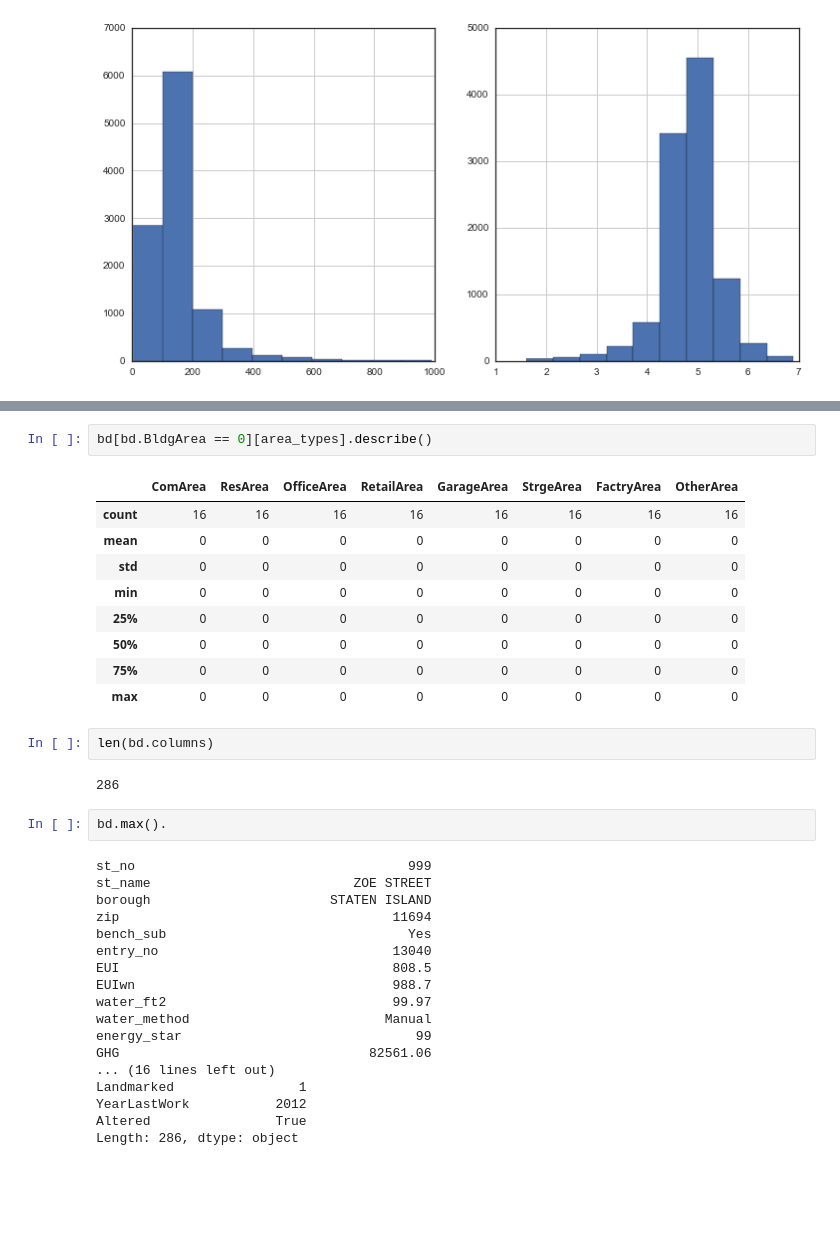
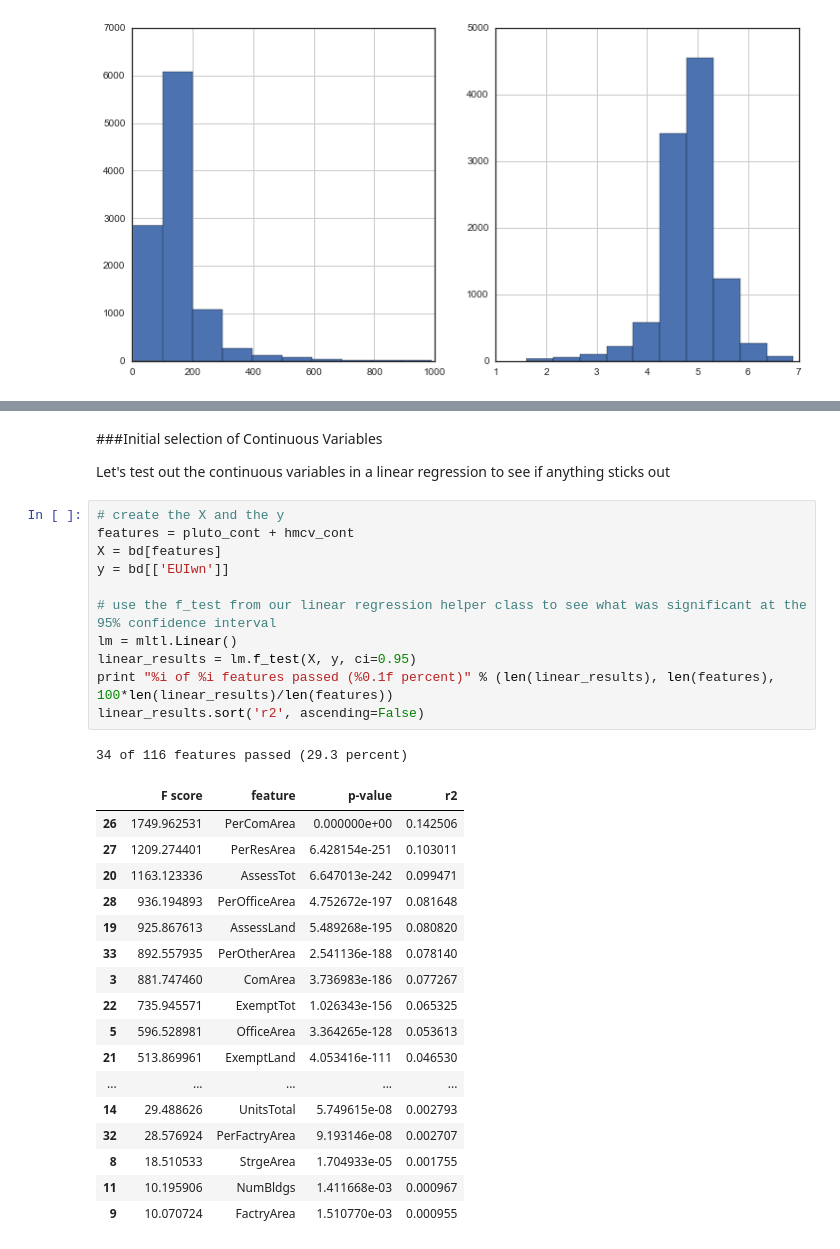
Before and after one commit to theolove/ga_project1_tlove, a Jupyter notebook: projects/Project 2/Project_2_tlove.ipynb, the cells around one changed output, grey strips where cells are left out. Saved outputs shown, nothing was run; the diff lists cells and outputs as text; blank space fills up the shorter version.

```diff
--- a/projects/Project 2/Project_2_tlove.ipynb
+++ b/projects/Project 2/Project_2_tlove.ipynb
@@ -402,36 +342,34 @@ bd[area_types+['BldgArea']].describe()
-# %%
-bd[bd.BldgArea == 0][area_types].describe()
-# %% [output]
-|  | ComArea | ResArea | OfficeArea | RetailArea | GarageArea | StrgeArea | FactryArea | OtherArea |
-| count | 16 | 16 | 16 | 16 | 16 | 16 | 16 | 16 |
-| mean | 0 | 0 | 0 | 0 | 0 | 0 | 0 | 0 |
-| std | 0 | 0 | 0 | 0 | 0 | 0 | 0 | 0 |
-| min | 0 | 0 | 0 | 0 | 0 | 0 | 0 | 0 |
-| 25% | 0 | 0 | 0 | 0 | 0 | 0 | 0 | 0 |
-| 50% | 0 | 0 | 0 | 0 | 0 | 0 | 0 | 0 |
-| 75% | 0 | 0 | 0 | 0 | 0 | 0 | 0 | 0 |
-| max | 0 | 0 | 0 | 0 | 0 | 0 | 0 | 0 |
-# %%
-len(bd.columns)
-# %% [output]
-286
-# %%
-bd.max().
-# %% [output]
-st_no                                   999
-st_name                          ZOE STREET
-borough                       STATEN ISLAND
-zip                                   11694
-bench_sub                               Yes
-entry_no                              13040
-EUI                                   808.5
-EUIwn                                 988.7
-water_ft2                             99.97
-water_method                         Manual
-energy_star                              99
-GHG                                82561.06
-... (16 lines left out)
-Landmarked                1
-YearLastWork           2012
-Altered                True
-Length: 286, dtype: object
+# %% [markdown]
+###Initial selection of Continuous Variables
+
+Let's test out the continuous variables in a linear regression to see if anything sticks out
+# %%
+# create the X and the y
+features = pluto_cont + hmcv_cont
+X = bd[features]
+y = bd[['EUIwn']]
+
+# use the f_test from our linear regression helper class to see what was significant at the 95% confidence interval
+lm = mltl.Linear()
+linear_results = lm.f_test(X, y, ci=0.95)
+print "%i of %i features passed (%0.1f percent)" % (len(linear_results), len(features), 100*len(linear_results)/len(features))
+linear_results.sort('r2', ascending=False)
+# %% [output]
+34 of 116 features passed (29.3 percent)
+|  | F score | feature | p-value | r2 |
+| 26 | 1749.962531 | PerComArea | 0.000000e+00 | 0.142506 |
+| 27 | 1209.274401 | PerResArea | 6.428154e-251 | 0.103011 |
+| 20 | 1163.123336 | AssessTot | 6.647013e-242 | 0.099471 |
+| 28 | 936.194893 | PerOfficeArea | 4.752672e-197 | 0.081648 |
+| 19 | 925.867613 | AssessLand | 5.489268e-195 | 0.080820 |
+| 33 | 892.557935 | PerOtherArea | 2.541136e-188 | 0.078140 |
+| 3 | 881.747460 | ComArea | 3.736983e-186 | 0.077267 |
+| 22 | 735.945571 | ExemptTot | 1.026343e-156 | 0.065325 |
+| 5 | 596.528981 | OfficeArea | 3.364265e-128 | 0.053613 |
+| 21 | 513.869961 | ExemptLand | 4.053416e-111 | 0.046530 |
+| ... | ... | ... | ... | ... |
+| 14 | 29.488626 | UnitsTotal | 5.749615e-08 | 0.002793 |
+| 32 | 28.576924 | PerFactryArea | 9.193146e-08 | 0.002707 |
+| 8 | 18.510533 | StrgeArea | 1.704933e-05 | 0.001755 |
+| 11 | 10.195906 | NumBldgs | 1.411668e-03 | 0.000967 |
+| 9 | 10.070724 | FactryArea | 1.510770e-03 | 0.000955 |
```
Also changed, not shown: parts of 66 cells of this notebook, 3 other files.
